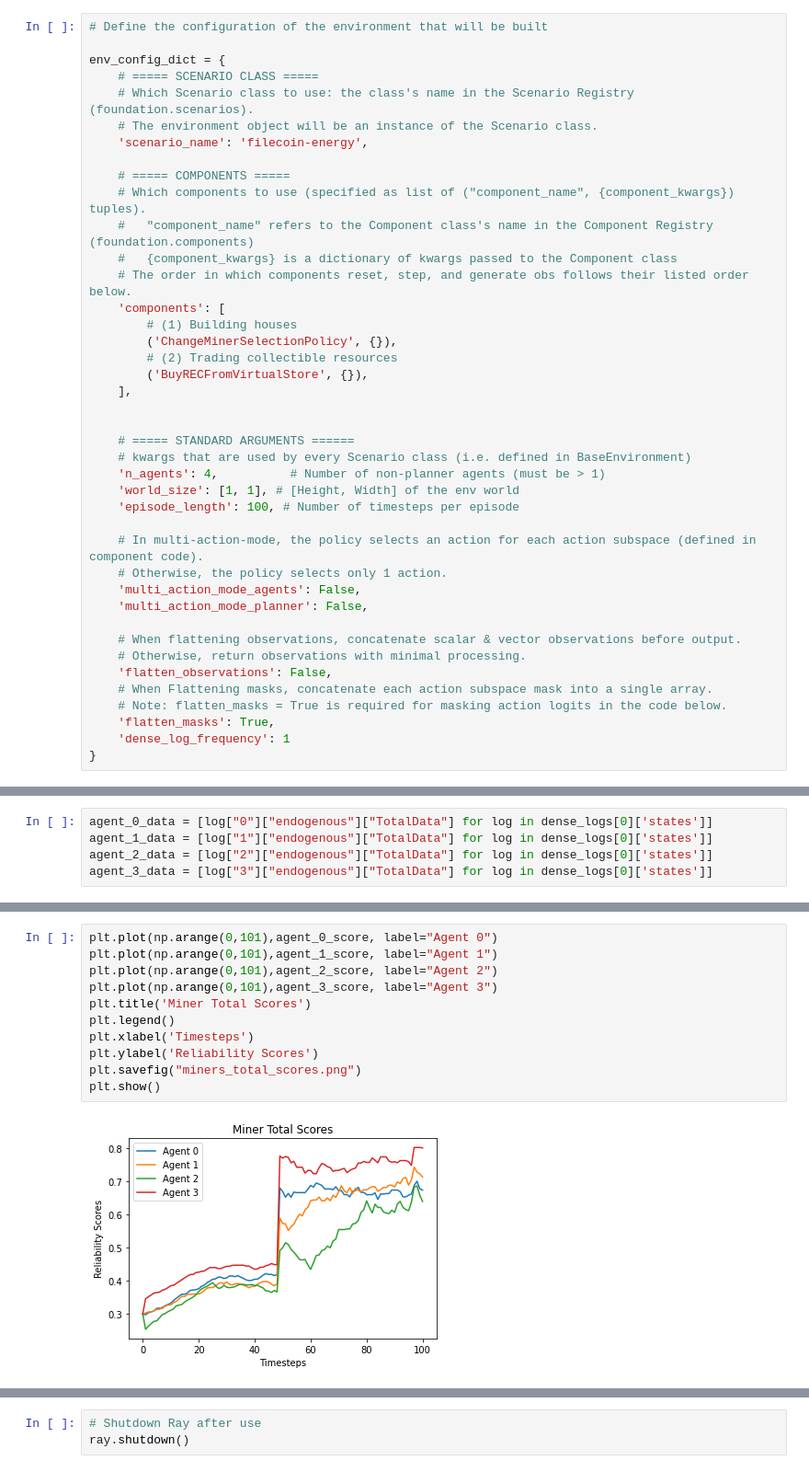
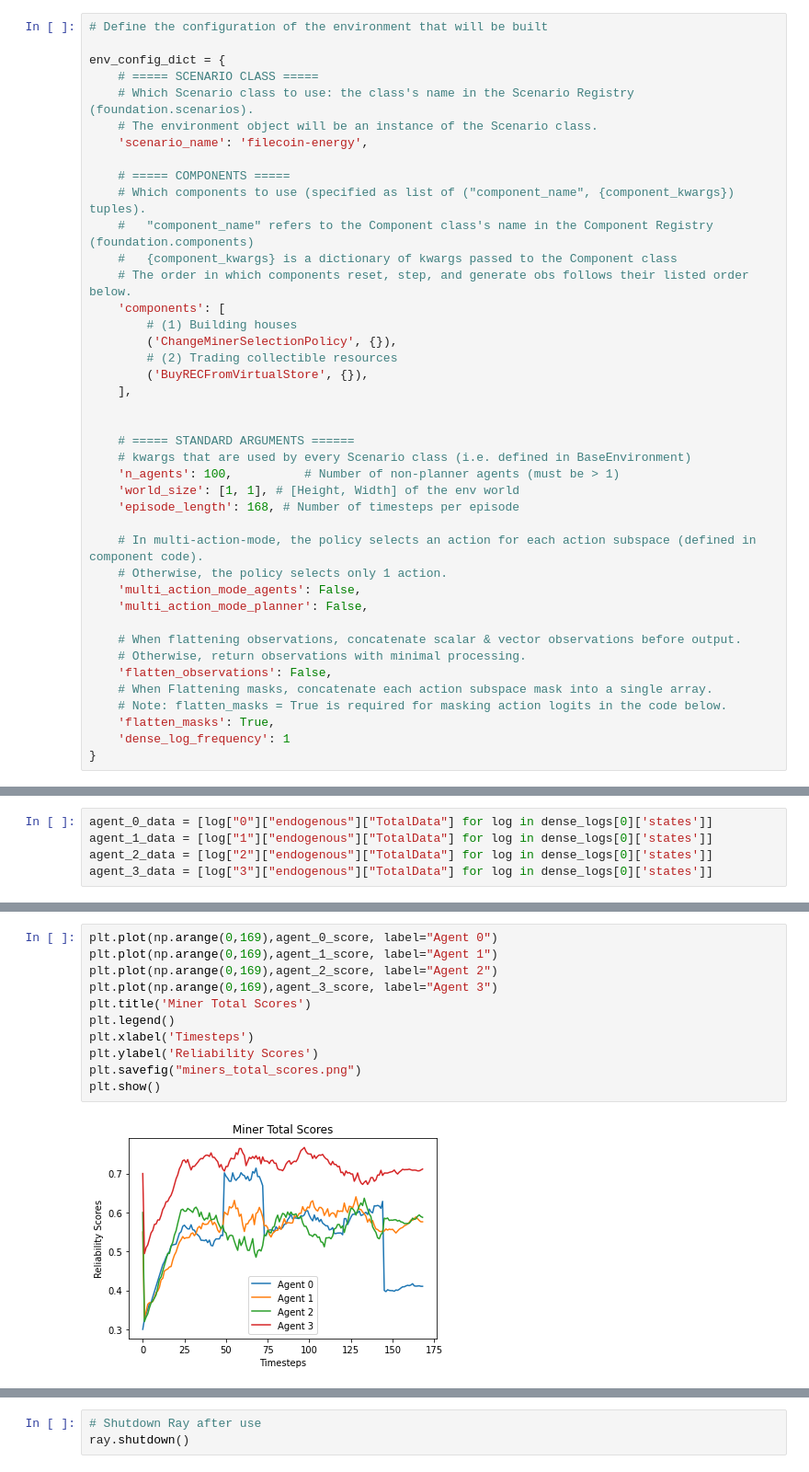
Before and after one commit to elip06/ai-economist, a Jupyter notebook: tutorials/filecoin_training_with_rllib.ipynb, the cells around one changed output, grey strips where cells are left out. Shown at 92% size. Saved outputs shown, nothing was run; the diff lists cells and outputs as text.

Commit message:
Experiment results from a bigger system, 1 week episodes

```diff
--- a/tutorials/filecoin_training_with_rllib.ipynb
+++ b/tutorials/filecoin_training_with_rllib.ipynb
@@ -22,9 +22,9 @@ env_config_dict = {
 
     # ===== STANDARD ARGUMENTS ======
     # kwargs that are used by every Scenario class (i.e. defined in BaseEnvironment)
-    'n_agents': 4,          # Number of non-planner agents (must be > 1)
+    'n_agents': 100,          # Number of non-planner agents (must be > 1)
     'world_size': [1, 1], # [Height, Width] of the env world
-    'episode_length': 100, # Number of timesteps per episode
+    'episode_length': 168, # Number of timesteps per episode
 
     # In multi-action-mode, the policy selects an action for each action subspace (defined in component code).
     # Otherwise, the policy selects only 1 action.
@@ -317,14 +342,14 @@ plt.show()
 # %%
-plt.plot(np.arange(0,101),agent_0_score, label="Agent 0")
-plt.plot(np.arange(0,101),agent_1_score, label="Agent 1")
-plt.plot(np.arange(0,101),agent_2_score, label="Agent 2")
-plt.plot(np.arange(0,101),agent_3_score, label="Agent 3")
+plt.plot(np.arange(0,169),agent_0_score, label="Agent 0")
+plt.plot(np.arange(0,169),agent_1_score, label="Agent 1")
+plt.plot(np.arange(0,169),agent_2_score, label="Agent 2")
+plt.plot(np.arange(0,169),agent_3_score, label="Agent 3")
 plt.title('Miner Total Scores')
 plt.legend()
 plt.xlabel('Timesteps')
 plt.ylabel('Reliability Scores')
 plt.savefig("miners_total_scores.png")
 plt.show()
 # %% [output]
-[figure, old version]
+[figure, new version]
 # %%
```
Also changed, not shown: parts of 15 cells of this notebook, 7 other files.
